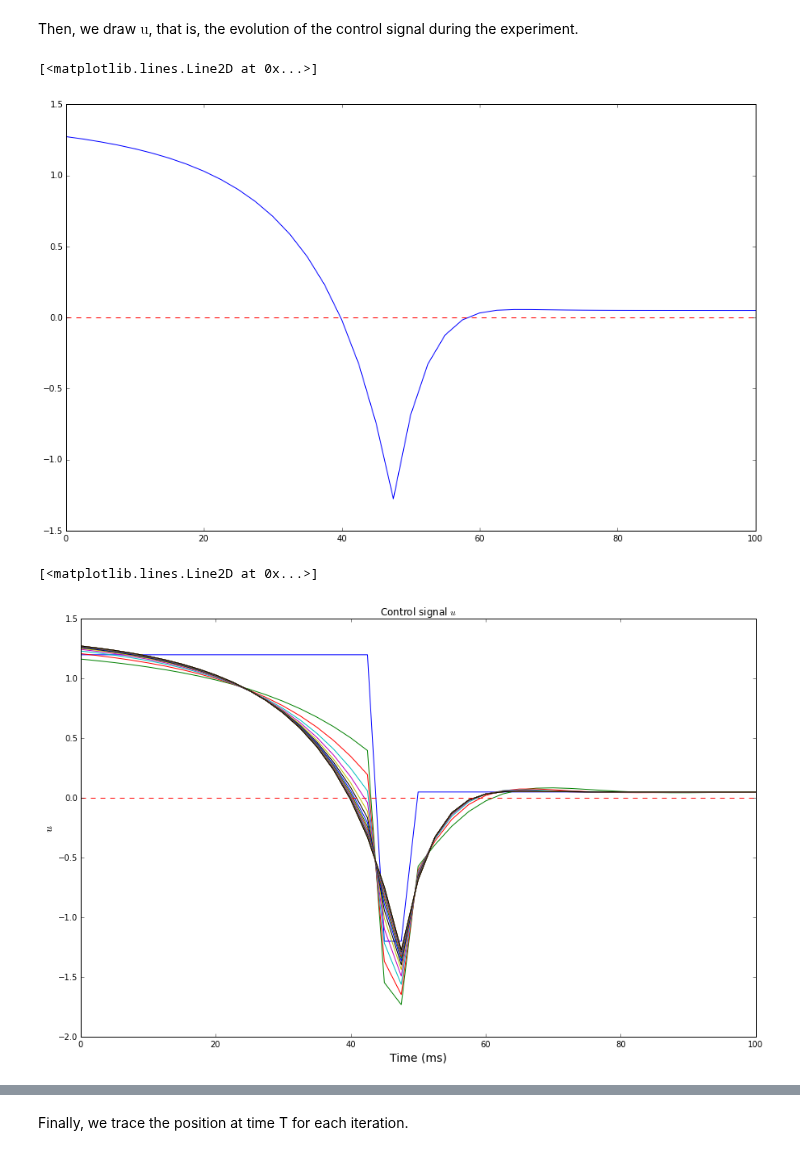
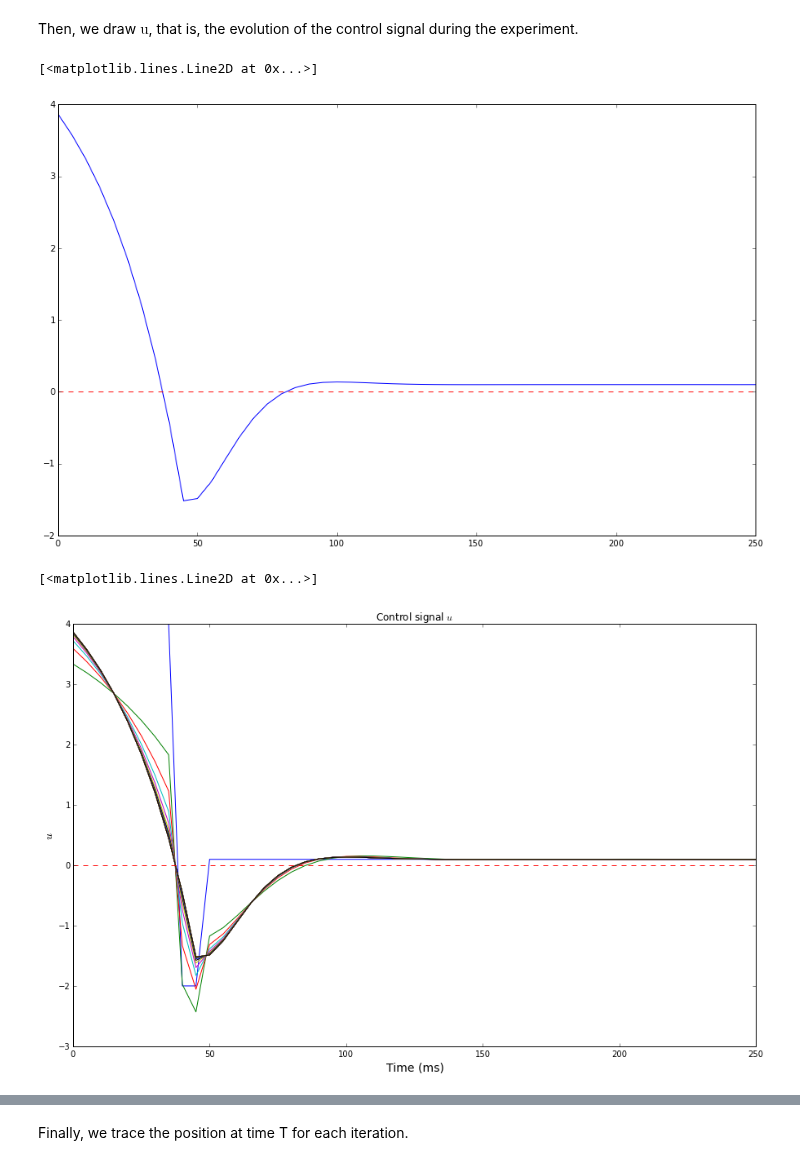
Before and after one commit to AnaideT/OptimalPrecision, a Jupyter notebook: 2017-06-01 Minimum-variance theory and pursuit.ipynb, the cells around one changed output, grey strips where cells are left out. Saved outputs shown, nothing was run; the diff lists cells and outputs as text; code cells hidden in the pictures.

```diff
--- a/2017-06-01 Minimum-variance theory and pursuit.ipynb
+++ b/2017-06-01 Minimum-variance theory and pursuit.ipynb
@@ -20,9 +20,9 @@ A = np.array([[1., 1.],[0., 1-beta/m]])
 B = np.array([0., 1/m])
 k = 0.0001
 # %%
-dt = 0.0025
+dt = 0.005
 t_T = .05
-t_R = .05
+t_R = .20
 T = int(t_T/dt)
 R = int(t_R/dt)
 time = np.linspace(0, t_T+t_R, R+T+1)
@@ -357,15 +357,15 @@ cost_deriv3(utest,0)
 # %% [markdown]
 We choose the number of iterations of the process and the stepsize $\eta$ of the gradient descent.
 # %%
-niter = 10000
-eta = 0.003
+niter = 20000
+eta = 0.001
 # %%
 #np.random.seed(42)
 #u = np.random.uniform(-5, 5, T+R+1)
 #u[T:T+R+1]=0
-u = 1.2* np.ones(T+R+1)
-u[T-2:T] *= -1
-u[T:(T+R+1)] = 0.05
+u = 4* np.ones(T+R+1)
+u[T-2:T] *= -0.5
+u[T:(T+R+1)] = 0.1
 a = np.zeros((niter+1, T+R+1)) # To save the evolution of the values of u at each iteration
 a[0, :] = u.copy()
 for i_iter in np.arange(niter):
@@ -397,16 +399,16 @@ fig_width = 15
 fig, ax = plt.subplots(1, 1, figsize=(fig_width, fig_width/1.618))
 
 plt.plot(time_ms,u)
-plt.plot([0,100],[0,0],'r--')
+plt.plot([0,250],[0,0],'r--')
 # %% [output]
 [<matplotlib.lines.Line2D at 0x...>]
-[figure, old version]
+[figure, new version]
 # %%
-plot_signal(a, 500, 10000, 0.05, 0.05, 0.0025)
-plt.plot([0,100],[0,0],'r--')
+plot_signal(a, 1000, 20000, 0.05, 0.2, 0.005)
+plt.plot([0,250],[0,0],'r--')
 # %% [output]
 [<matplotlib.lines.Line2D at 0x...>]
-[figure, old version]
+[figure, new version]
 # %%
 position = np.zeros((niter+1,T+R+1))
 velocity = np.zeros((niter+1,T+R+1))
```
Also changed, not shown: parts of 8 cells of this notebook, 6 other files.
